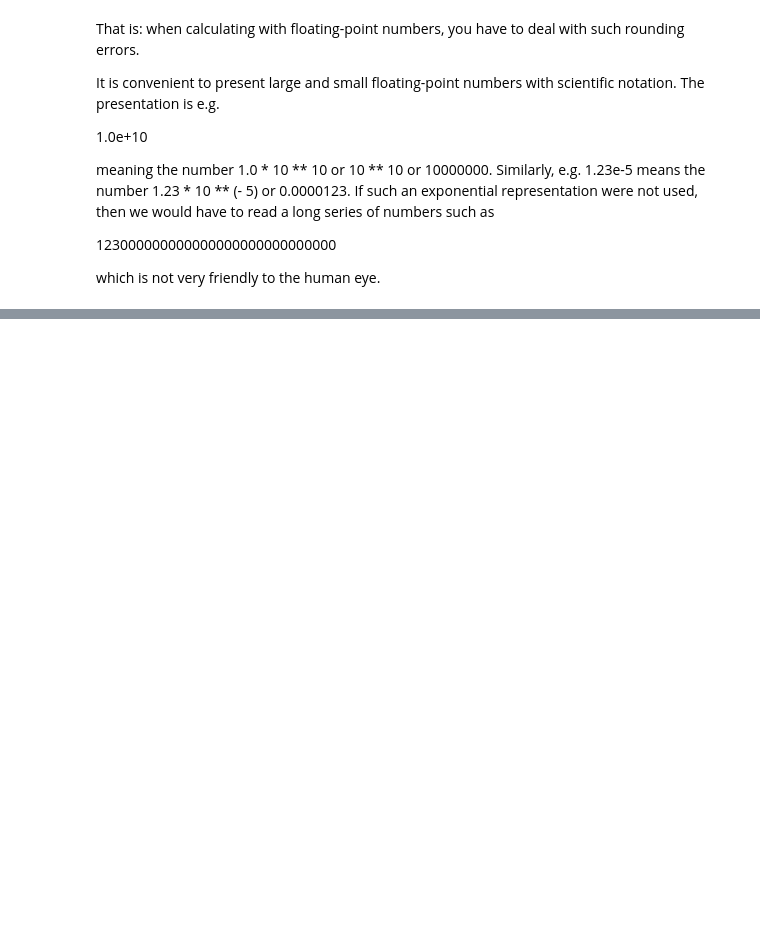
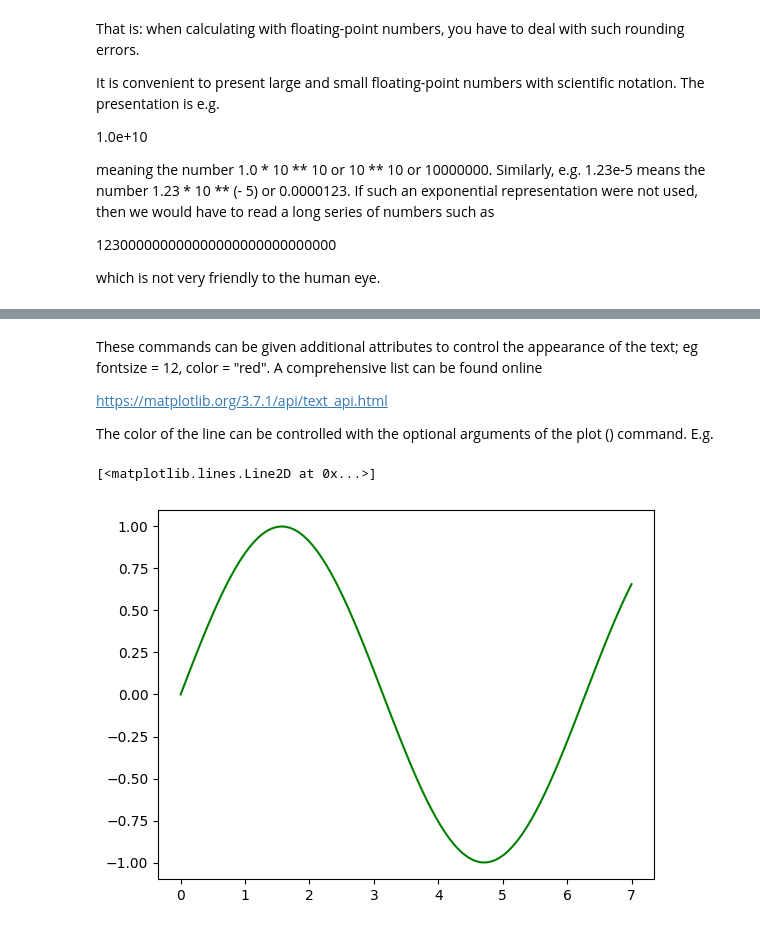
Before and after one commit to arifariofficial/google-collab, a Jupyter notebook: voipe_ai_metropolia.ipynb, the cells around one changed output, grey strips where cells are left out. Saved outputs shown, nothing was run; the diff lists cells and outputs as text; code cells hidden in the pictures; blank space fills up the shorter version.

```diff
--- a/voipe_ai_metropolia.ipynb
+++ b/voipe_ai_metropolia.ipynb
@@ -647,0 +685,11 @@ which is not very friendly to the human eye.
+# %% [markdown]
+These commands can be given additional attributes to control the appearance of the text; eg fontsize = 12, color = "red". A comprehensive list can be found online
+
+https://matplotlib.org/3.7.1/api/text_api.html
+
+The color of the line can be controlled with the optional arguments of the plot () command. E.g.
+# %%
+plt.plot(x,y,"g")
+# %% [output]
+[<matplotlib.lines.Line2D at 0x...>]
+[figure, added]
```
Also changed, not shown: parts of 172 cells of this notebook.
